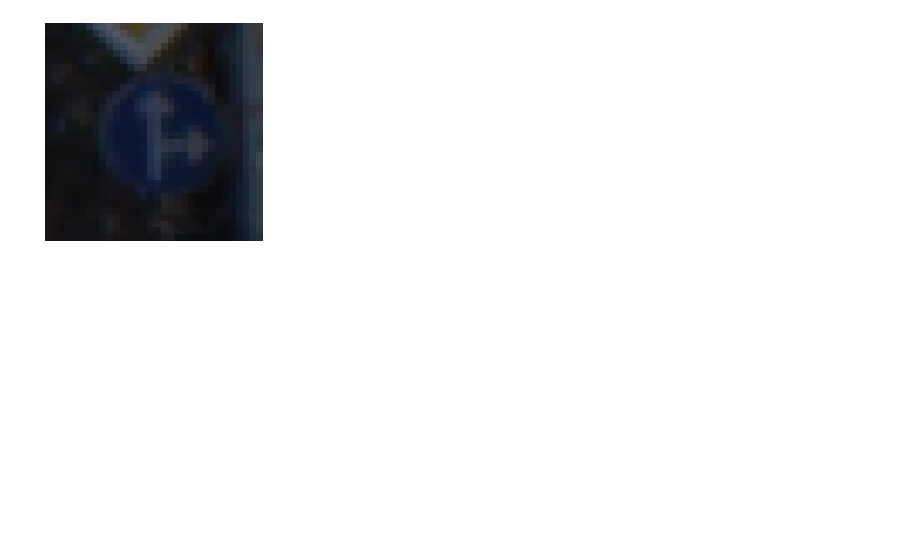
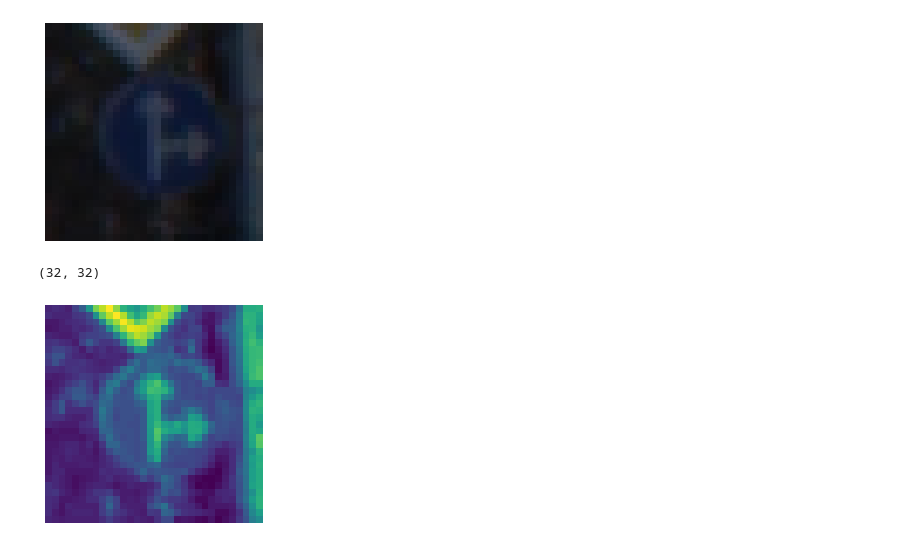
Before and after one commit to aaronspindler/SelfDrivingCar, a Jupyter notebook: traffic-sign-recognition/traffic-sign-recognition.ipynb, the cells around one changed output. Cells and saved outputs as stored; diff of their text form; code cells hidden in the pictures; blank space fills up the shorter version.

```diff
--- a/traffic-sign-recognition/traffic-sign-recognition.ipynb
+++ b/traffic-sign-recognition/traffic-sign-recognition.ipynb
@@ -97,0 +104,13 @@ def grayscale(img):
+# %%
+# Convert the image to grayscale to get rid of the depth
+def grayscale(img):
+    img = cv2.cvtColor(img, cv2.COLOR_BGR2GRAY)
+    return img
+# %%
+img = grayscale(X_train[1000])
+plt.imshow(img)
+plt.axis('off')
+print(img.shape)
+# %% [output]
+(32, 32)
+[figure, added]
```
Also changed, not shown: parts of 16 cells of this notebook.
